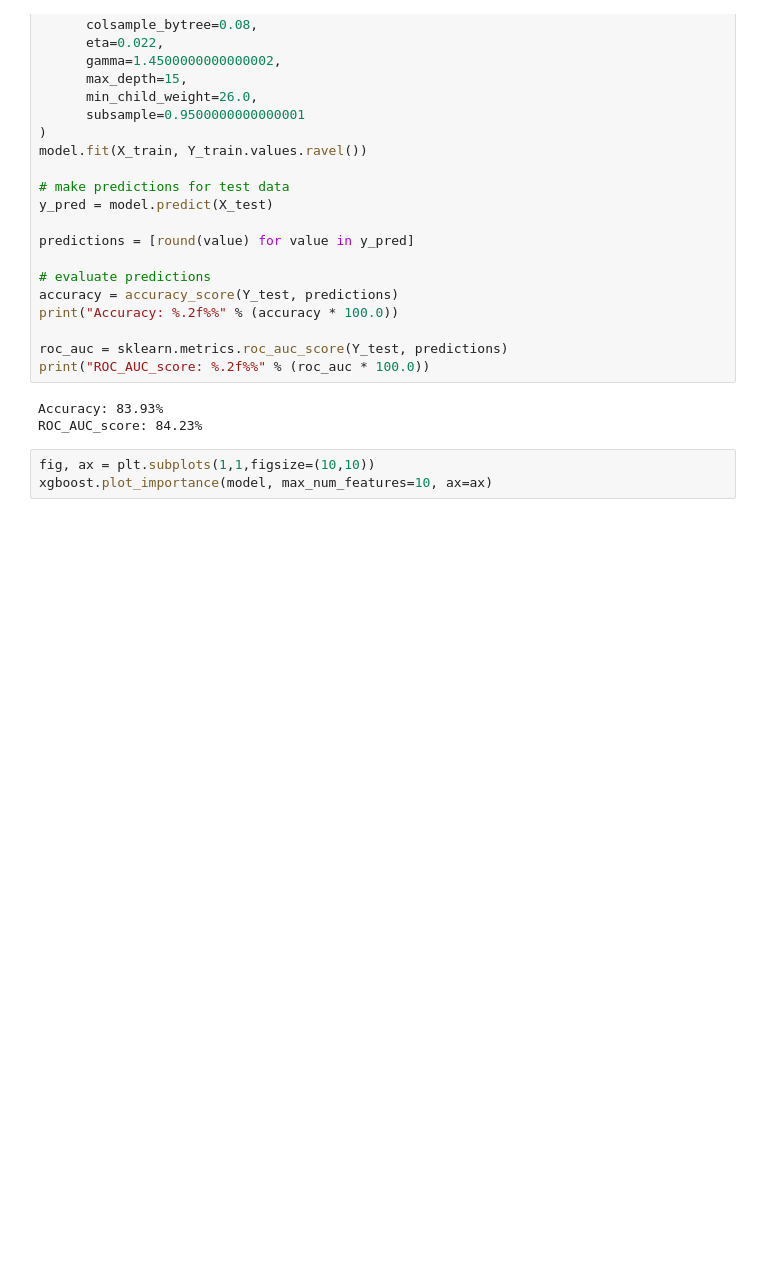
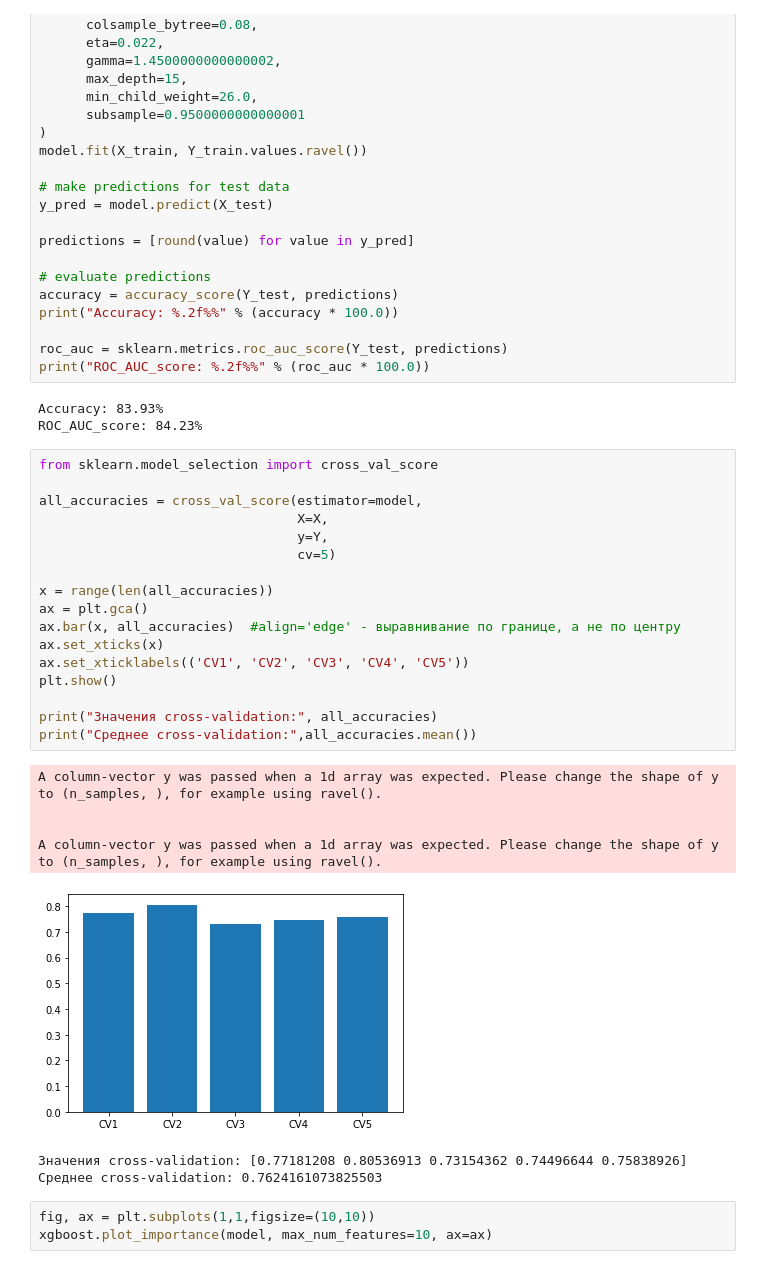
Before and after one commit to Konstantan99/to-determine-the-gender-of-a-person, a Jupyter notebook: to_determine_the_gender_of_a_person.ipynb, the cells around one changed output. Drawn from its saved outputs; the diff is of its cells as text; blank space fills up the shorter version.

```diff
--- a/to_determine_the_gender_of_a_person.ipynb
+++ b/to_determine_the_gender_of_a_person.ipynb
@@ -475,6 +467,31 @@ print("ROC_AUC_score: %.2f%%" % (roc_auc * 100.0))
 # %% [output]
 Accuracy: 83.93%
 ROC_AUC_score: 84.23%
+# %%
+from sklearn.model_selection import cross_val_score
+
+all_accuracies = cross_val_score(estimator=model,
+                                 X=X,
+                                 y=Y,
+                                 cv=5)
+
+x = range(len(all_accuracies))
+ax = plt.gca()
+ax.bar(x, all_accuracies)  #align='edge' - выравнивание по границе, а не по центру
+ax.set_xticks(x)
+ax.set_xticklabels(('CV1', 'CV2', 'CV3', 'CV4', 'CV5'))
+plt.show()
+
+print("Значения cross-validation:", all_accuracies)
+print("Среднее cross-validation:",all_accuracies.mean())
+# %% [output]
+A column-vector y was passed when a 1d array was expected. Please change the shape of y to (n_samples, ), for example using ravel().
+
+
+A column-vector y was passed when a 1d array was expected. Please change the shape of y to (n_samples, ), for example using ravel().
+[figure, added]
+Значения cross-validation: [0.77181208 0.80536913 0.73154362 0.74496644 0.75838926]
+Среднее cross-validation: 0.7624161073825503
 # %%
 fig, ax = plt.subplots(1,1,figsize=(10,10))
 xgboost.plot_importance(model, max_num_features=10, ax=ax)
```
Also changed, not shown: parts of 5 cells of this notebook.
